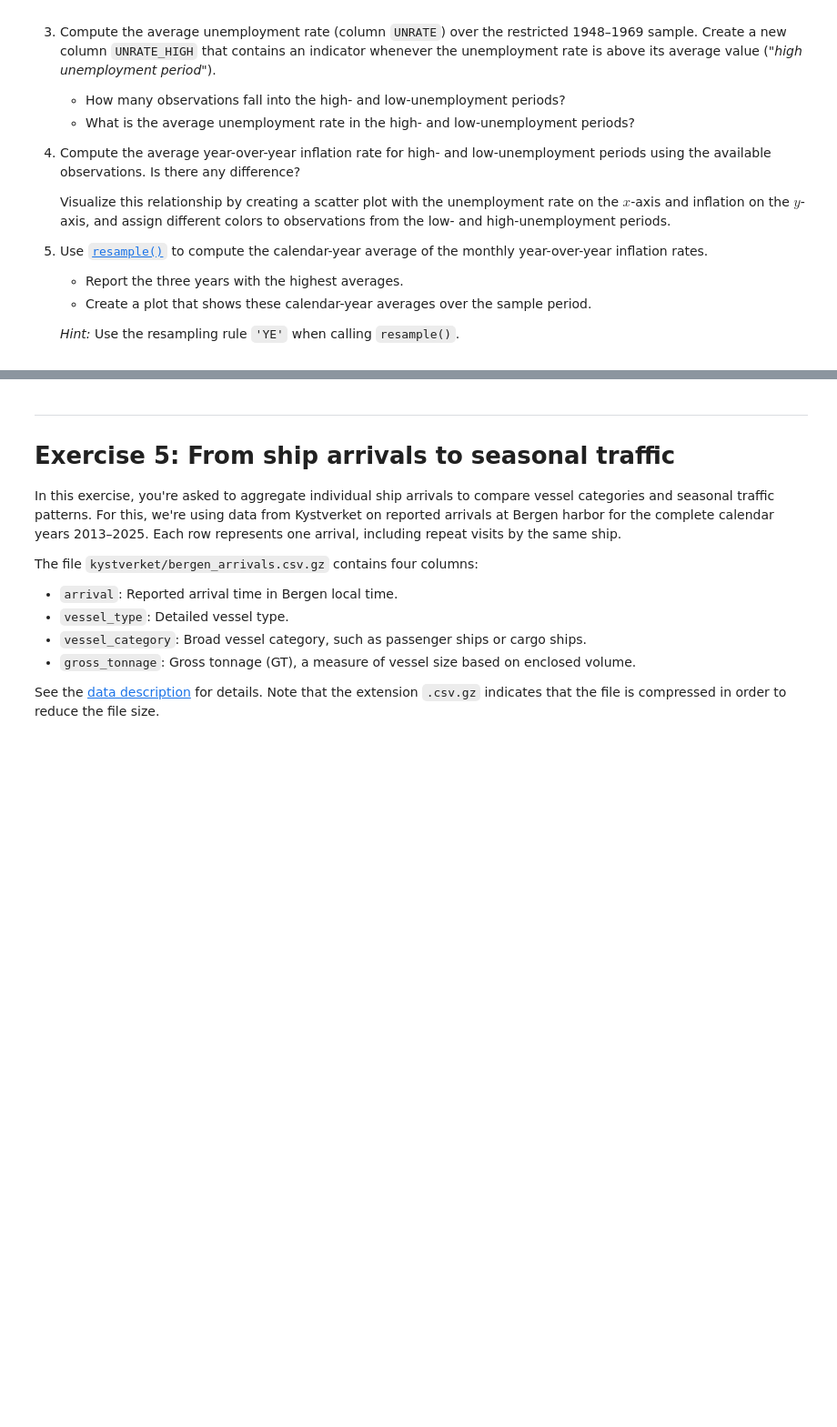
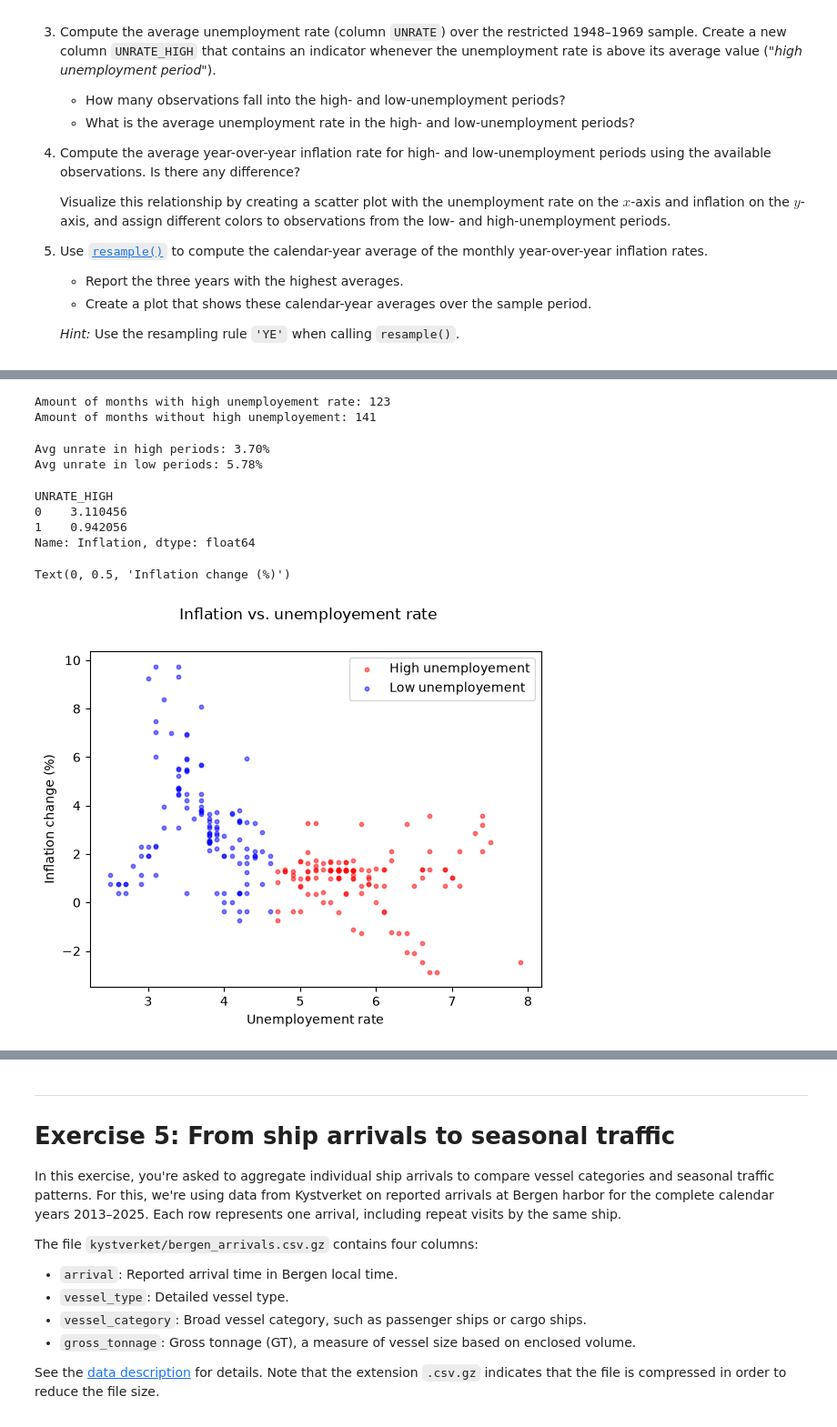
Before and after one commit to falkfrydenlund-creator/TECH2-H26, a Jupyter notebook: workshops/workshop4/workshop4 Falk.ipynb, the cells around one changed output, grey strips where cells are left out. Shown at 91% size. Cells and saved outputs as stored; diff of their text form; code cells hidden in the pictures; blank space fills up the shorter version.

```diff
--- a/workshops/workshop4/workshop4 Falk.ipynb
+++ b/workshops/workshop4/workshop4 Falk.ipynb
@@ -384,3 +384,9 @@ The data set starts in 1948 and contains observations for a total of 936 months.
     -   Create a plot that shows these calendar-year averages over the sample period.
 
     *Hint:* Use the resampling rule `'YE'` when calling `resample()`.
+# %%
+file = f'{DATA_PATH}/FRED/FRED_monthly.csv'
+df = pd.read_csv(file, parse_dates=True,index_col='DATE').sort_values(ascending=True,by= 'DATE')
+df.head(10)
+df = df[df['Year']<1970]
+df = df[['Year','Month','CPI', 'UNRATE']]
@@ -386,0 +408,42 @@ The data set starts in 1948 and contains observations for a total of 936 months.
+# %%
+df['Inflation'] = df['CPI'].pct_change(periods=12) * 100
+# %%
+avg_ur = df['UNRATE'].mean()
+df['UNRATE_HIGH'] = (df['UNRATE'] > avg_ur).astype(int)
+print(f'Amount of months with high unemployement rate: {len(df.loc[df['UNRATE_HIGH'] == 1])}',f'Amount of months without high unemployement: {len(df.loc[df['UNRATE_HIGH']==0])}', sep='\n')
+# %% [output]
+Amount of months with high unemployement rate: 123
+Amount of months without high unemployement: 141
+# %%
+avg_hur = df.groupby('UNRATE_HIGH')['UNRATE'].mean()
+
+print(f'Avg unrate in high periods: {avg_hur.loc[0]:.2f}%')
+print(f'Avg unrate in low periods: {avg_hur.loc[1]:.2f}%')
+# %% [output]
+Avg unrate in high periods: 3.70%
+Avg unrate in low periods: 5.78%
+# %%
+infchange = df.groupby('UNRATE_HIGH')['Inflation']
+infchange.mean()
+# %% [output]
+UNRATE_HIGH
+0    3.110456
+1    0.942056
+Name: Inflation, dtype: float64
+# %%
+df_hi = df.loc[df['UNRATE_HIGH']==1]
+df_lo = df.loc[df['UNRATE_HIGH']==0]
+
+
+plt.scatter(df_hi['UNRATE'], df_hi['Inflation'],color='red'
+            , label='High unemployement', s=10, alpha=0.5)
+plt.scatter(df_lo['UNRATE'], df_lo['Inflation'],color='blue'
+            ,label= 'Low unemployement', s=10,alpha=0.5)
+
+plt.legend()
+plt.suptitle('Inflation vs. unemployement rate')
+plt.xlabel('Unemployement rate')
+plt.ylabel('Inflation change (%)')
+# %% [output]
+Text(0, 0.5, 'Inflation change (%)')
+[figure, added]
```
Also changed, not shown: parts of 3 cells of this notebook.
